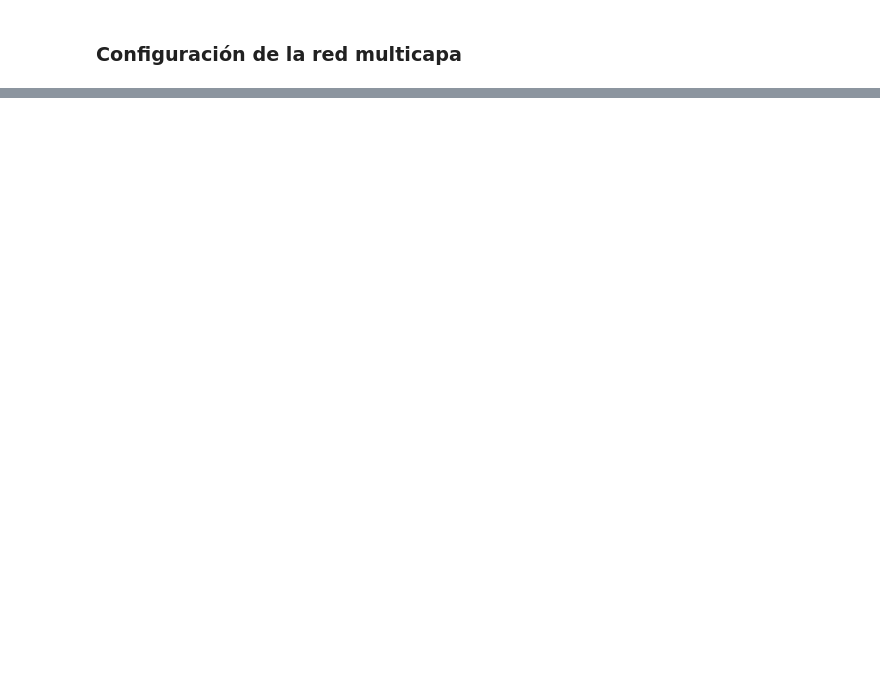
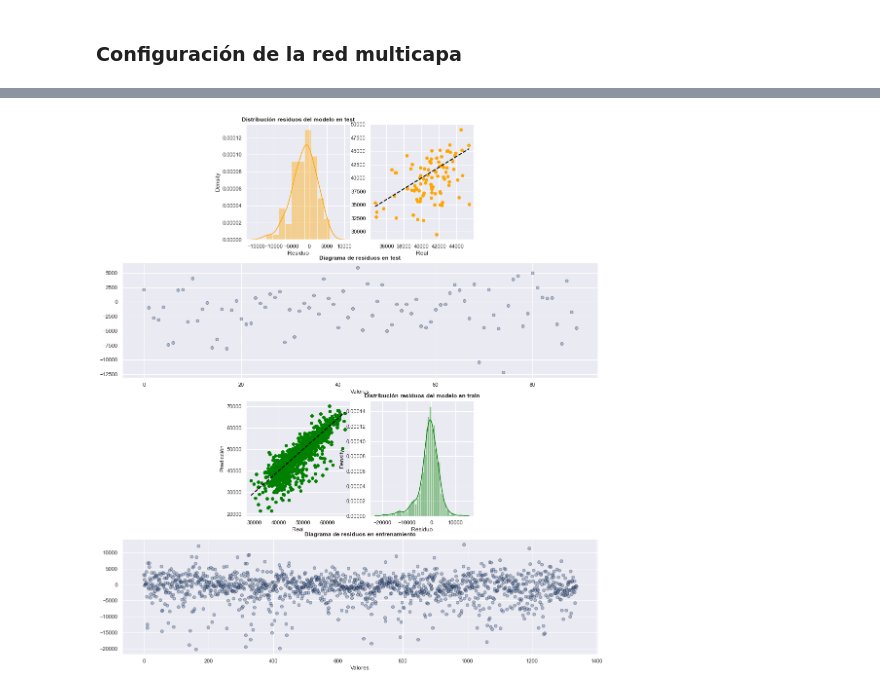
Before and after one commit to estebanarr/proyecto04, a Jupyter notebook: proyecto_04.ipynb, the cells around one changed output, grey strips where cells are left out. Drawn from its saved outputs; the diff is of its cells as text; code cells hidden in the pictures; blank space fills up the shorter version.

```diff
--- a/proyecto_04.ipynb
+++ b/proyecto_04.ipynb
@@ -545,0 +581,50 @@ plt.show()
+# %%
+sns.set()
+gs = gridspec.GridSpec(4, 4)
+
+plt.figure(figsize=(17.5,20))
+
+ax = plt.subplot(gs[0,2]) # row 0, col 0
+plt.scatter(y_test_pred,y_test,color='orange')
+plt.plot([ y_test_pred.min(),  y_test_pred.max()], [ y_test_pred.min(), y_test_pred.max()],
+                    'k--', color = 'black', lw=2)
+plt.xlabel('Real')
+plt.ylabel('Predicción')
+plt.grid(True)
+
+ax = plt.subplot(gs[0, 1]) # row 0, col 1
+sns.distplot(y_test- y_test_pred,color= "orange")
+
+plt.title('Distribución residuos del modelo en test',fontweight = "bold")
+plt.xlabel("Residuo")
+
+ax = plt.subplot(gs[1, :]) # row 1, span all columns
+plt.scatter(list(range(len(y_test))), y_test -  y_test_pred,
+                       edgecolors=(0, 0, 0), alpha = 0.4)
+plt.title("Diagrama de residuos en test",fontweight = "bold")
+plt.xlabel('Valores')
+
+ax = plt.subplot(gs[2, 1]) # row 2, col 0
+plt.scatter(y_train_pred,y_train,color='green')
+plt.plot([ y_train_pred.min(),  y_train_pred.max()], [ y_train_pred.min(), y_train_pred.max()],
+                    'k--', color = 'black', lw=2)
+plt.xlabel('Real')
+plt.ylabel('Predicción')
+plt.grid(True)
+
+ax = plt.subplot(gs[2, 2]) # row 2, col 1
+sns.distplot(y_train- y_train_pred,color= "green")
+
+plt.title('Distribución residuos del modelo en train',fontweight = "bold")
+plt.xlabel("Residuo")
+
+ax = plt.subplot(gs[3, :]) # row 1, span all columns
+plt.scatter(list(range(len(y_train))), y_train -  y_train_pred,
+                       edgecolors=(0, 0, 0), alpha = 0.4)
+plt.title("Diagrama de residuos en entrenamiento",fontweight = "bold")
+plt.xlabel('Valores')
+
+
+plt.show()
+# %% [output]
+[figure, added]
```
Also changed, not shown: parts of 14 cells of this notebook.
